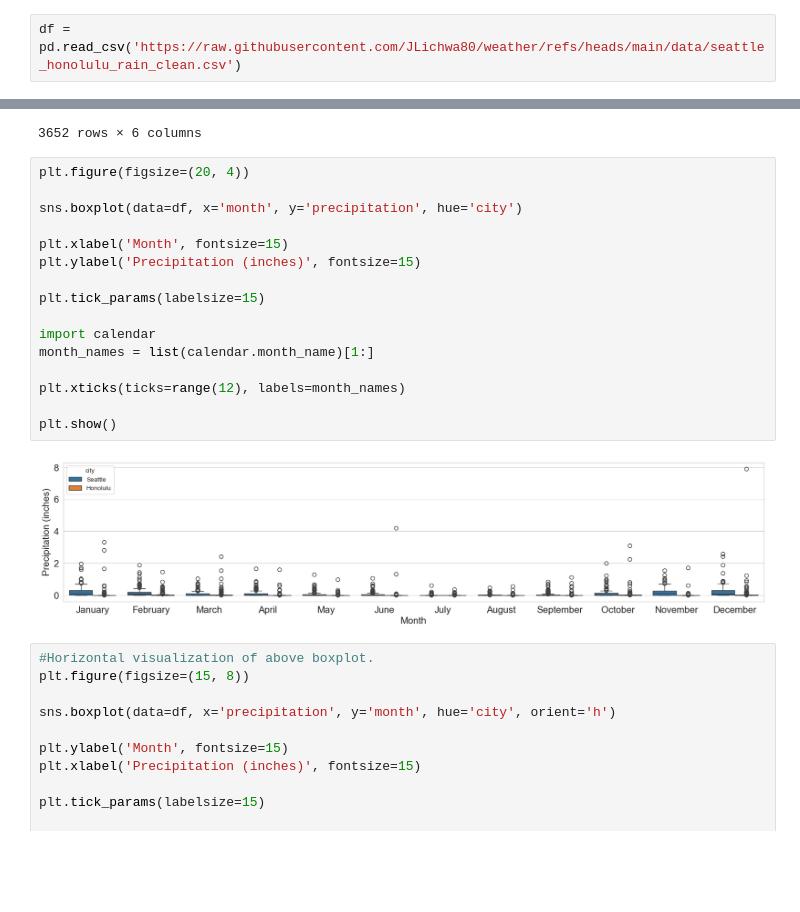
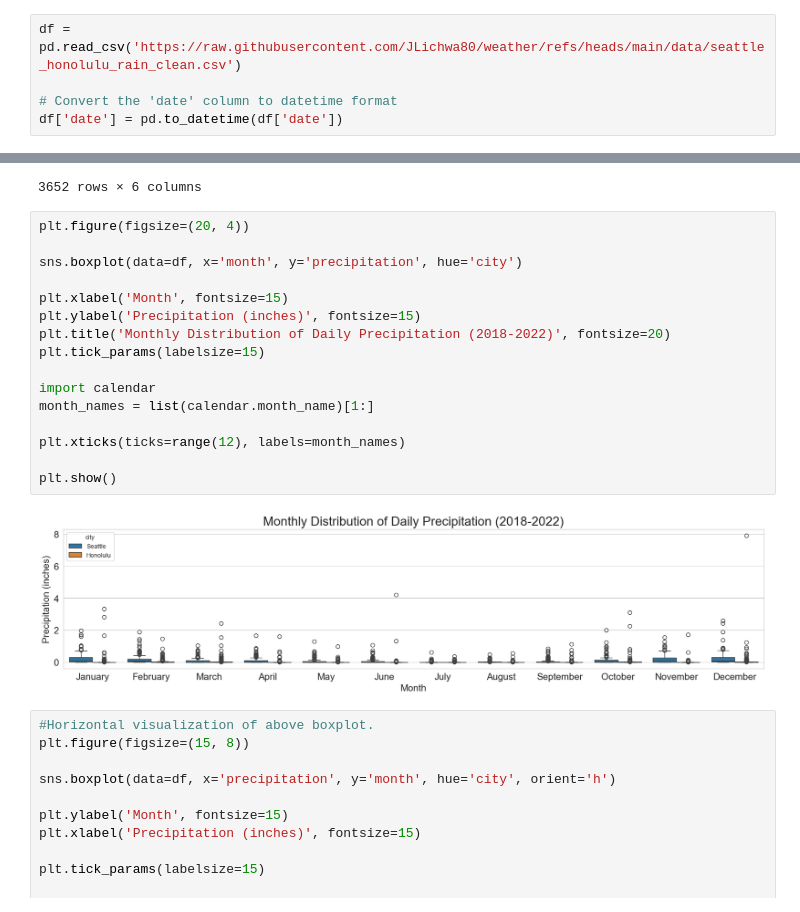
Before and after one commit to JLichwa80/weather, a Jupyter notebook: code/Weather_Data_Analysis.ipynb, the cells around one changed output, grey strips where cells are left out. Drawn from its saved outputs; the diff is of its cells as text; blank space fills up the shorter version.

```diff
--- a/code/Weather_Data_Analysis.ipynb
+++ b/code/Weather_Data_Analysis.ipynb
@@ -17,6 +17,9 @@ sns.set_style("whitegrid")
 ## Load cleaned data
 # %%
 df = pd.read_csv('https://raw.githubusercontent.com/JLichwa80/weather/refs/heads/main/data/seattle_honolulu_rain_clean.csv')
+
+# Convert the 'date' column to datetime format
+df['date'] = pd.to_datetime(df['date'])
 # %%
 df
 # %% [output]
@@ -112,21 +115,21 @@ df
 # %%
 plt.figure(figsize=(20, 4))
 
 sns.boxplot(data=df, x='month', y='precipitation', hue='city')
 
 plt.xlabel('Month', fontsize=15)
 plt.ylabel('Precipitation (inches)', fontsize=15)
-
+plt.title('Monthly Distribution of Daily Precipitation (2018-2022)', fontsize=20)
 plt.tick_params(labelsize=15)
 
 import calendar
 month_names = list(calendar.month_name)[1:]
 
 plt.xticks(ticks=range(12), labels=month_names)
 
 plt.show()
 # %% [output]
-[figure, old version]
+[figure, new version]
 # %%
 #Horizontal visualization of above boxplot.
 plt.figure(figsize=(15, 8))
```
Also changed, not shown: parts of 9 cells of this notebook, 12 other files.
